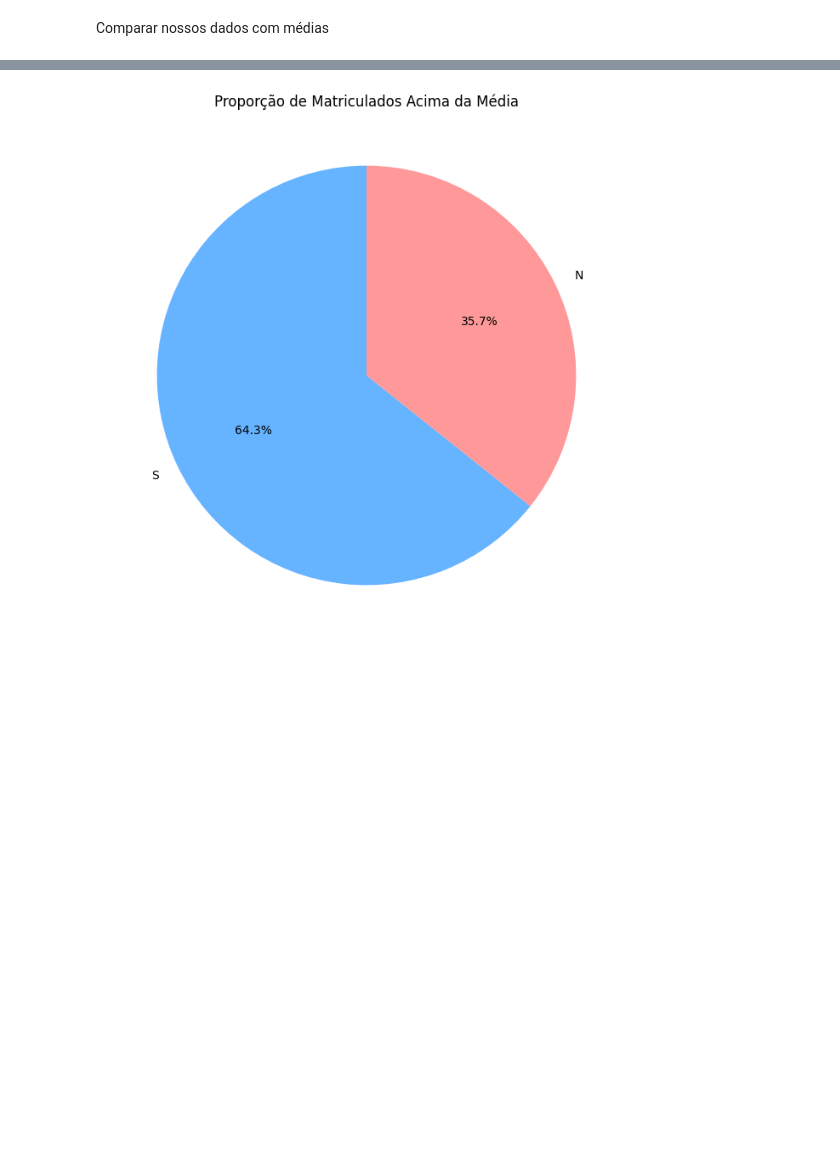
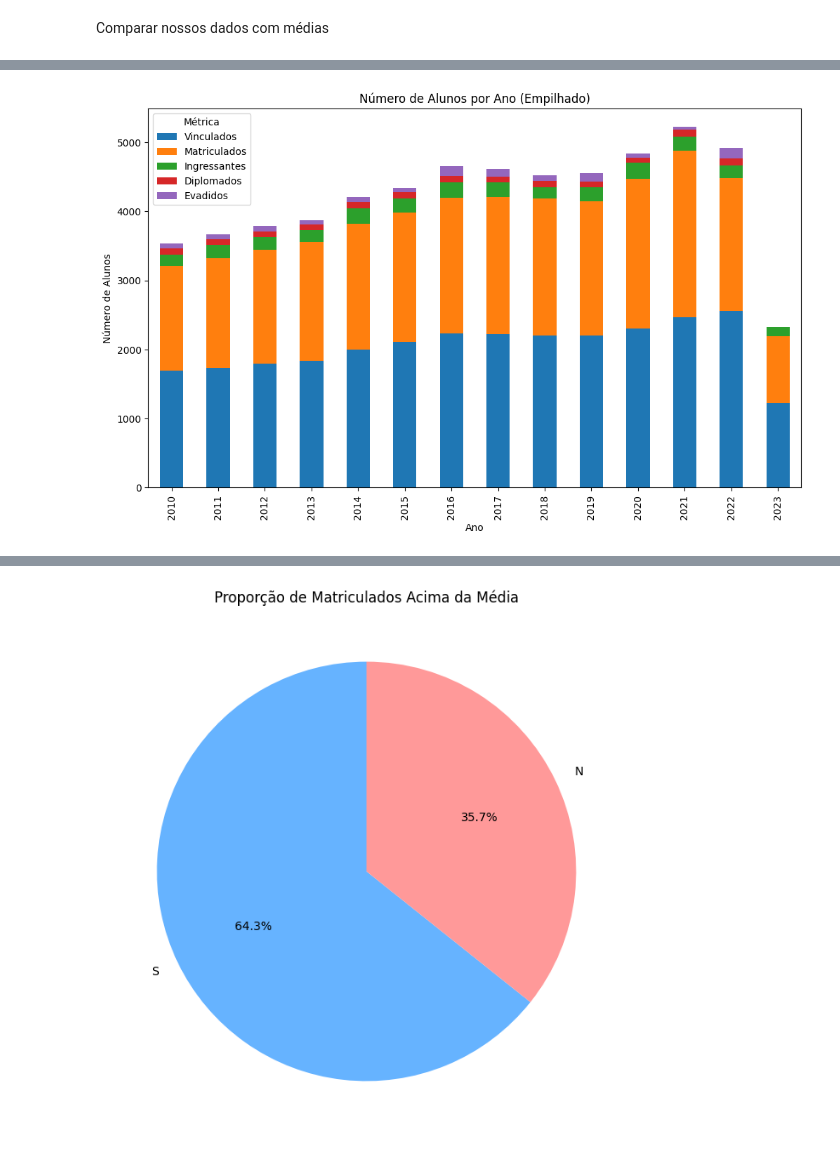
Before and after one commit to psicosleazy-dev/tcc, a Jupyter notebook: start_notebook.ipynb, the cells around one changed output, grey strips where cells are left out. Saved outputs shown, nothing was run; the diff lists cells and outputs as text; code cells hidden in the pictures; blank space fills up the shorter version.

```diff
--- a/start_notebook.ipynb
+++ b/start_notebook.ipynb
@@ -896,0 +883,13 @@ plt.show()
+# %%
+# Preparar dados para gráfico de barras empilhadas
+df_stack = dens_por_ano_f.set_index('Ano')[['Vinculados', 'Matriculados', 'Ingressantes', 'Diplomados', 'Evadidos']]
+
+# Plotar gráfico de barras empilhadas
+df_stack.plot(kind='bar', stacked=True, figsize=(12, 7))
+plt.xlabel('Ano')
+plt.ylabel('Número de Alunos')
+plt.title('Número de Alunos por Ano (Empilhado)')
+plt.legend(title='Métrica')
+plt.show()
+# %% [output]
+[figure, added]
```
Also changed, not shown: parts of 9 cells of this notebook.
